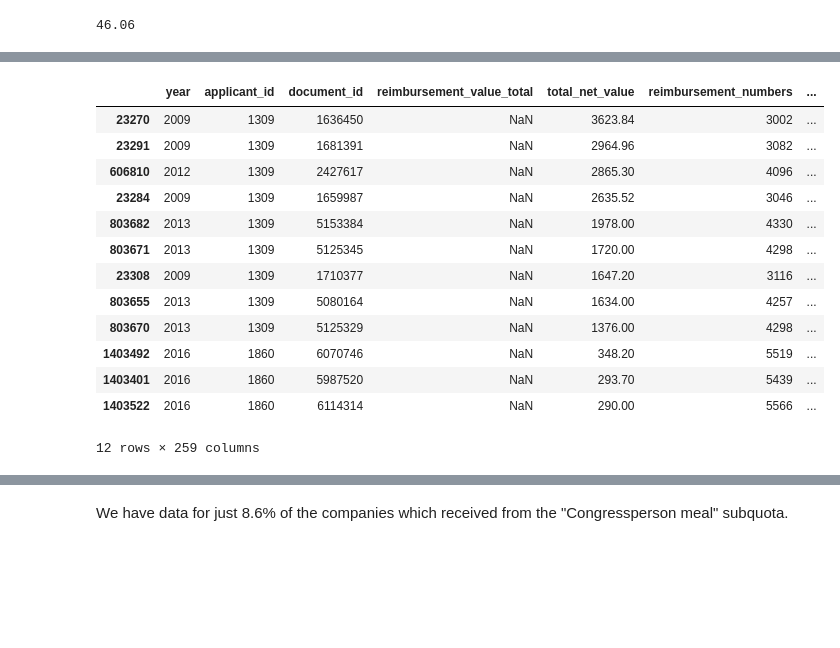
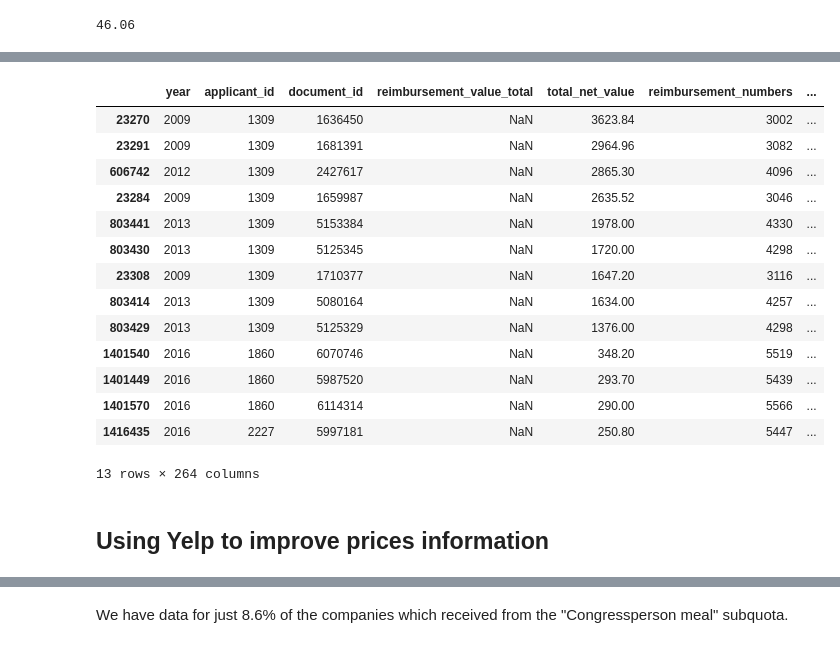
Before and after one commit to fgrehm/serenata-de-amor, a Jupyter notebook: develop/2016-12-01-irio-anomalies-in-meal-prices.ipynb, the cells around one changed output, grey strips where cells are left out. Cells and saved outputs as stored; diff of their text form; code cells hidden in the pictures; blank space fills up the shorter version.

```diff
--- a/develop/2016-12-01-irio-anomalies-in-meal-prices.ipynb
+++ b/develop/2016-12-01-irio-anomalies-in-meal-prices.ipynb
@@ -19,6 +21,13 @@ dataset = pd.read_csv('../data/2016-11-19-reimbursements.xz',
                              'congressperson_id': np.str,
                              'subquota_number': np.str},
                       low_memory=False)
+dataset = dataset[dataset['congressperson_id'].notnull()]
+dataset['issue_date'] = pd.to_datetime(dataset['issue_date'], errors='coerce')
+dataset['issue_date_day'] = dataset['issue_date'].apply(lambda date: date.day)
+dataset['issue_date_month'] = dataset['issue_date'].apply(lambda date: date.month)
+dataset['issue_date_year'] = dataset['issue_date'].apply(lambda date: date.year)
+dataset['issue_date_weekday'] = dataset['issue_date'].apply(lambda date: date.weekday())
+dataset['issue_date_week'] = dataset['issue_date'].apply(lambda date: date.week)
 # %%
 is_in_brazil = '(-73.992222 < longitude < -34.7916667) & (-33.742222 < latitude < 5.2722222)'
 companies = pd.read_csv('../data/2016-09-03-companies.xz',
@@ -54,6 +63,6 @@ dataset['total_net_value'].median()
 # %% [output]
 46.06
 # %%
-top_99 = dataset['total_net_value'].quantile(0.99)
-top_99
+bottom_99 = dataset['total_net_value'].quantile(0.99)
+bottom_99
 # %% [output]
@@ -72,11 +81,11 @@ sns.distplot(dataset.loc[dataset['total_net_value'] < top_99, 'total_net_value']
 # %%
-top_99_dataset = dataset.query('total_net_value > {}'.format(top_99))
-ranking = top_99_dataset.groupby('state_company')['total_net_value'] \
+bottom_99_dataset = dataset.query('total_net_value > {}'.format(bottom_99))
+ranking = bottom_99_dataset.groupby('state_company')['total_net_value'] \
     .median().sort_values(ascending=False)
 
 sns.boxplot(x='state_company',
             y='total_net_value',
-            data=top_99_dataset,
+            data=bottom_99_dataset,
             order=ranking.index)
 # %% [output]
 <matplotlib.axes._subplots.AxesSubplot at 0x...>
@@ -96,21 +105,24 @@ top_99_dataset['state_company'].isnull().sum()
 # %%
-top_99_dataset.query('state_company == "CE"') \
+bottom_99_dataset.query('state_company == "CE"') \
     .sort_values('total_net_value', ascending=False)
 # %% [output]
 |  | year | applicant_id | document_id | reimbursement_value_total | total_net_value | reimbursement_numbers | ... |
 | 23270 | 2009 | 1309 | 1636450 | NaN | 3623.84 | 3002 | ... |
 | 23291 | 2009 | 1309 | 1681391 | NaN | 2964.96 | 3082 | ... |
-| 606810 | 2012 | 1309 | 2427617 | NaN | 2865.30 | 4096 | ... |
+| 606742 | 2012 | 1309 | 2427617 | NaN | 2865.30 | 4096 | ... |
 | 23284 | 2009 | 1309 | 1659987 | NaN | 2635.52 | 3046 | ... |
-| 803682 | 2013 | 1309 | 5153384 | NaN | 1978.00 | 4330 | ... |
-| 803671 | 2013 | 1309 | 5125345 | NaN | 1720.00 | 4298 | ... |
+| 803441 | 2013 | 1309 | 5153384 | NaN | 1978.00 | 4330 | ... |
+| 803430 | 2013 | 1309 | 5125345 | NaN | 1720.00 | 4298 | ... |
 | 23308 | 2009 | 1309 | 1710377 | NaN | 1647.20 | 3116 | ... |
-| 803655 | 2013 | 1309 | 5080164 | NaN | 1634.00 | 4257 | ... |
-| 803670 | 2013 | 1309 | 5125329 | NaN | 1376.00 | 4298 | ... |
-| 1403492 | 2016 | 1860 | 6070746 | NaN | 348.20 | 5519 | ... |
-| 1403401 | 2016 | 1860 | 5987520 | NaN | 293.70 | 5439 | ... |
-| 1403522 | 2016 | 1860 | 6114314 | NaN | 290.00 | 5566 | ... |
+| 803414 | 2013 | 1309 | 5080164 | NaN | 1634.00 | 4257 | ... |
+| 803429 | 2013 | 1309 | 5125329 | NaN | 1376.00 | 4298 | ... |
+| 1401540 | 2016 | 1860 | 6070746 | NaN | 348.20 | 5519 | ... |
+| 1401449 | 2016 | 1860 | 5987520 | NaN | 293.70 | 5439 | ... |
+| 1401570 | 2016 | 1860 | 6114314 | NaN | 290.00 | 5566 | ... |
+| 1416435 | 2016 | 2227 | 5997181 | NaN | 250.80 | 5447 | ... |
-12 rows × 259 columns
+13 rows × 264 columns
+# %% [markdown]
+## Using Yelp to improve prices information
 # %%
 yelp = pd.read_csv('../data/2016-11-29-yelp-companies.xz',
                    low_memory=False)
```
Also changed, not shown: parts of 31 cells of this notebook, 3 other files.
